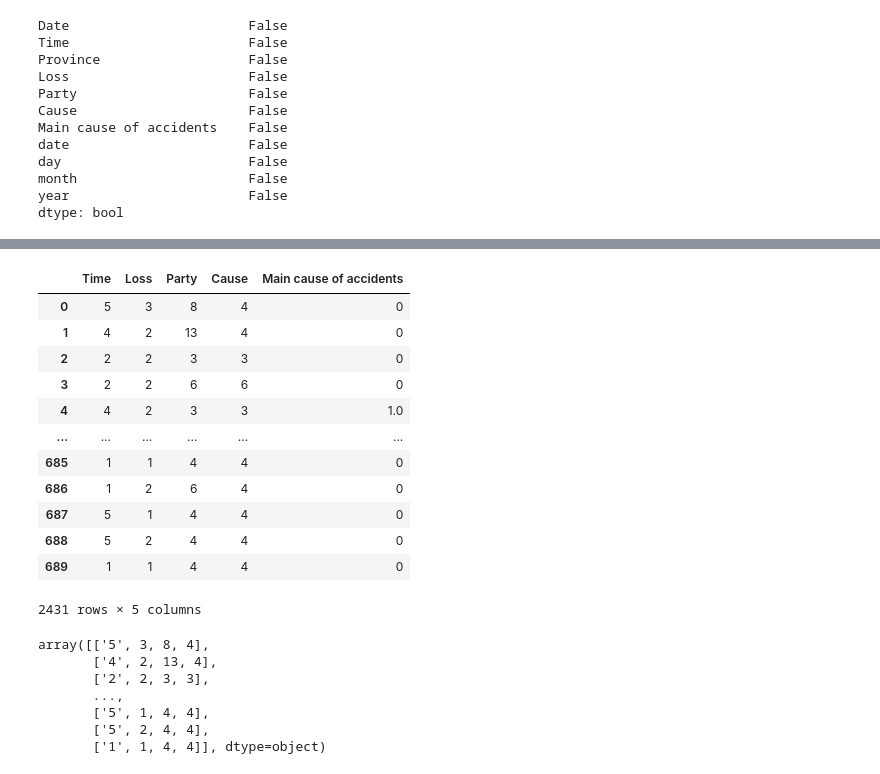
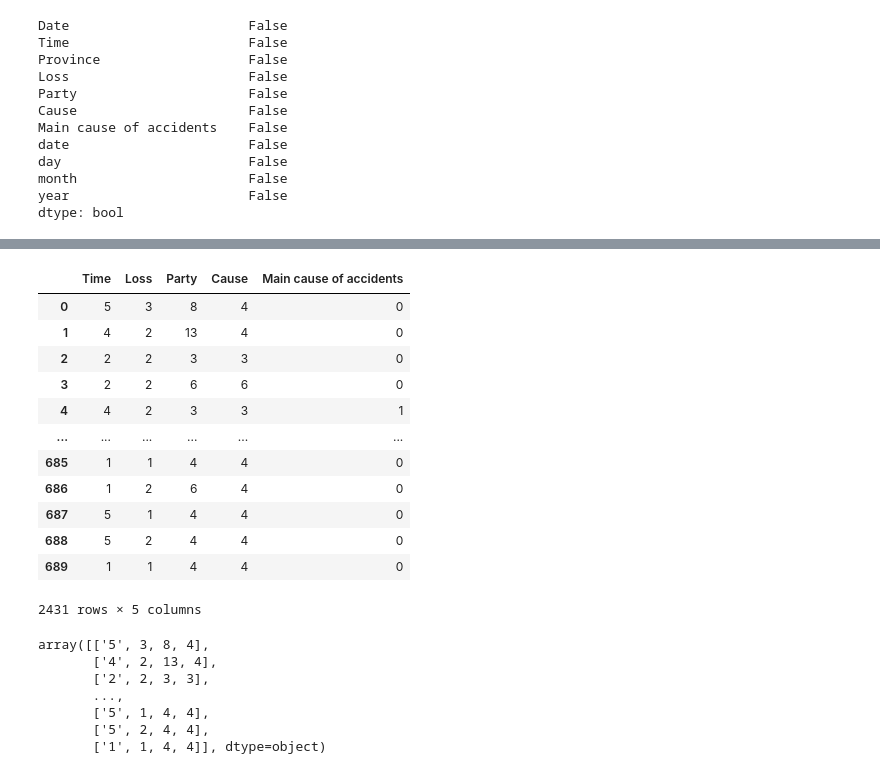
Before and after one commit to Thippawan72/BSC_DPDM23, a Jupyter notebook: Group_project2.ipynb, the cells around one changed output, grey strips where cells are left out. Cells and saved outputs as stored; diff of their text form; code cells hidden in the pictures.

```diff
--- a/Group_project2.ipynb
+++ b/Group_project2.ipynb
@@ -1950,16 +1910,0 @@ df_data_tree
-# %%
-df_data_tree
-# %% [output]
-|  | Time | Loss | Party | Cause | Main cause of accidents |
-| 0 | 5 | 3 | 8 | 4 | 0 |
-| 1 | 4 | 2 | 13 | 4 | 0 |
-| 2 | 2 | 2 | 3 | 3 | 0 |
-| 3 | 2 | 2 | 6 | 6 | 0 |
-| 4 | 4 | 2 | 3 | 3 | 1.0 |
-| ... | ... | ... | ... | ... | ... |
-| 685 | 1 | 1 | 4 | 4 | 0 |
-| 686 | 1 | 2 | 6 | 4 | 0 |
-| 687 | 5 | 1 | 4 | 4 | 0 |
-| 688 | 5 | 2 | 4 | 4 | 0 |
-| 689 | 1 | 1 | 4 | 4 | 0 |
-2431 rows × 5 columns
@@ -1969 +1911,17 @@ df_data_tree['Main cause of accidents'] = df_data_tree['Main cause of accidents'
+# %%
+data_tree1
+# %% [output]
+|  | Time | Loss | Party | Cause | Main cause of accidents |
+| 0 | 5 | 3 | 8 | 4 | 0 |
+| 1 | 4 | 2 | 13 | 4 | 0 |
+| 2 | 2 | 2 | 3 | 3 | 0 |
+| 3 | 2 | 2 | 6 | 6 | 0 |
+| 4 | 4 | 2 | 3 | 3 | 1 |
+| ... | ... | ... | ... | ... | ... |
+| 685 | 1 | 1 | 4 | 4 | 0 |
+| 686 | 1 | 2 | 6 | 4 | 0 |
+| 687 | 5 | 1 | 4 | 4 | 0 |
+| 688 | 5 | 2 | 4 | 4 | 0 |
+| 689 | 1 | 1 | 4 | 4 | 0 |
+2431 rows × 5 columns
 # %%
```
Also changed, not shown: parts of 50 cells of this notebook.
